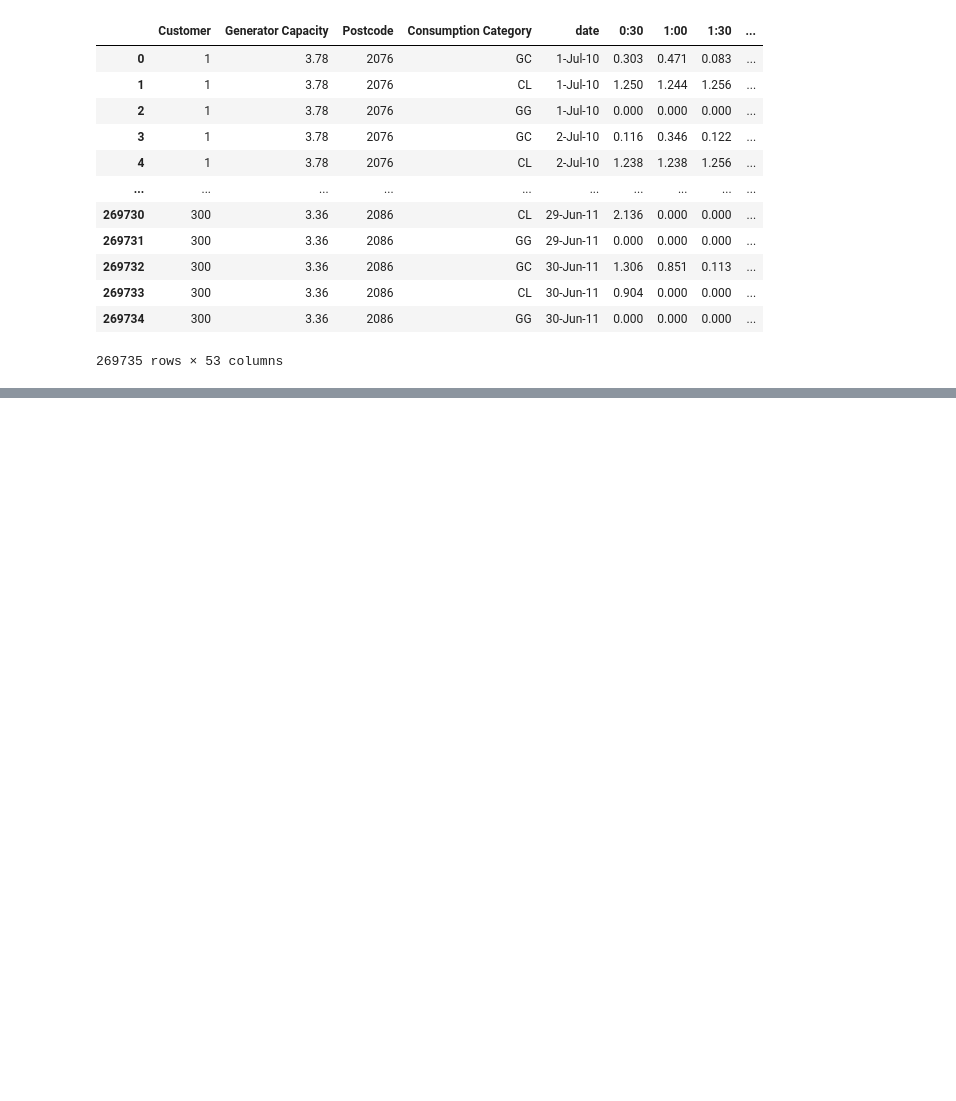
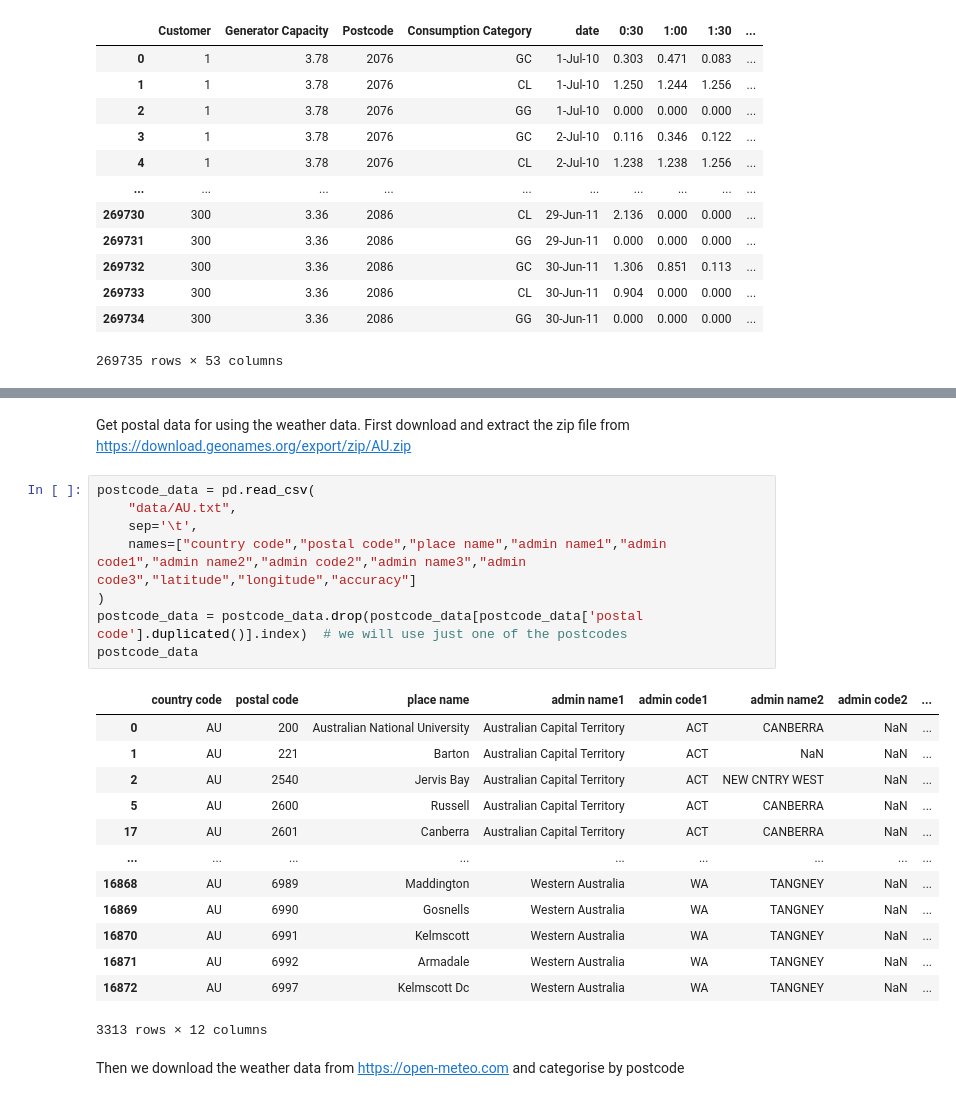
Before and after one commit to codymlewis/SGHFL, a Jupyter notebook: solar_power.ipynb, the cells around one changed output, grey strips where cells are left out. Saved outputs shown, nothing was run; the diff lists cells and outputs as text; blank space fills up the shorter version.

```diff
--- a/solar_power.ipynb
+++ b/solar_power.ipynb
@@ -226,0 +128,26 @@ solar_home_data.to_csv("data/solar_home_2010-2011.csv")
+# %% [markdown]
+ Get postal data for using the weather data. First download and extract the zip file from https://download.geonames.org/export/zip/AU.zip
+# %%
+postcode_data = pd.read_csv(
+    "data/AU.txt",
+    sep='\t',
+    names=["country code","postal code","place name","admin name1","admin code1","admin name2","admin code2","admin name3","admin code3","latitude","longitude","accuracy"]
+)
+postcode_data = postcode_data.drop(postcode_data[postcode_data['postal code'].duplicated()].index)  # we will use just one of the postcodes
+postcode_data
+# %% [output]
+|  | country code | postal code | place name | admin name1 | admin code1 | admin name2 | admin code2 | ... |
+| 0 | AU | 200 | Australian National University | Australian Capital Territory | ACT | CANBERRA | NaN | ... |
+| 1 | AU | 221 | Barton | Australian Capital Territory | ACT | NaN | NaN | ... |
+| 2 | AU | 2540 | Jervis Bay | Australian Capital Territory | ACT | NEW CNTRY WEST | NaN | ... |
+| 5 | AU | 2600 | Russell | Australian Capital Territory | ACT | CANBERRA | NaN | ... |
+| 17 | AU | 2601 | Canberra | Australian Capital Territory | ACT | CANBERRA | NaN | ... |
+| ... | ... | ... | ... | ... | ... | ... | ... | ... |
+| 16868 | AU | 6989 | Maddington | Western Australia | WA | TANGNEY | NaN | ... |
+| 16869 | AU | 6990 | Gosnells | Western Australia | WA | TANGNEY | NaN | ... |
+| 16870 | AU | 6991 | Kelmscott | Western Australia | WA | TANGNEY | NaN | ... |
+| 16871 | AU | 6992 | Armadale | Western Australia | WA | TANGNEY | NaN | ... |
+| 16872 | AU | 6997 | Kelmscott Dc | Western Australia | WA | TANGNEY | NaN | ... |
+3313 rows × 12 columns
+# %% [markdown]
+Then we download the weather data from https://open-meteo.com and categorise by postcode
```
Also changed, not shown: parts of 49 cells of this notebook.
